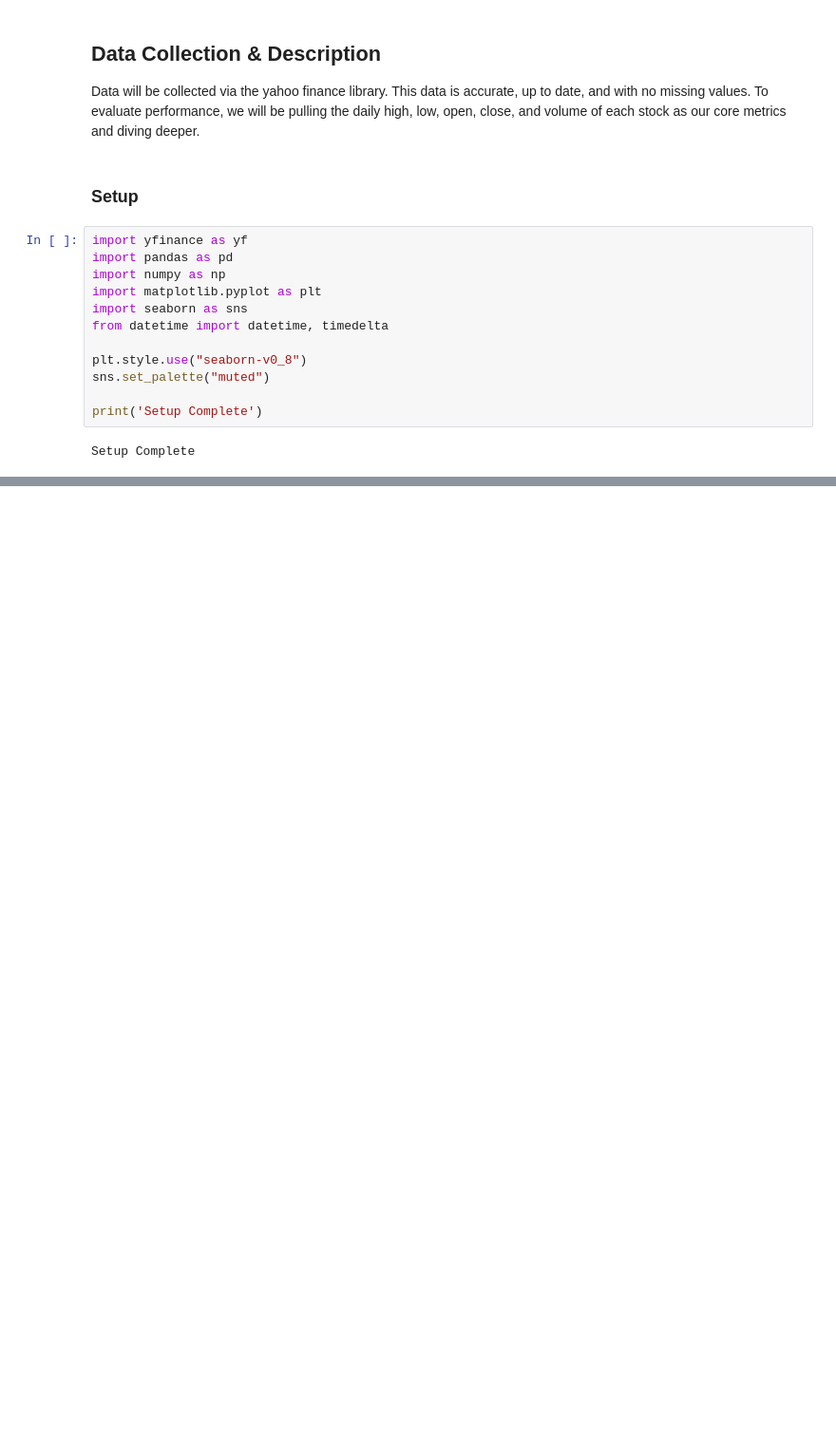
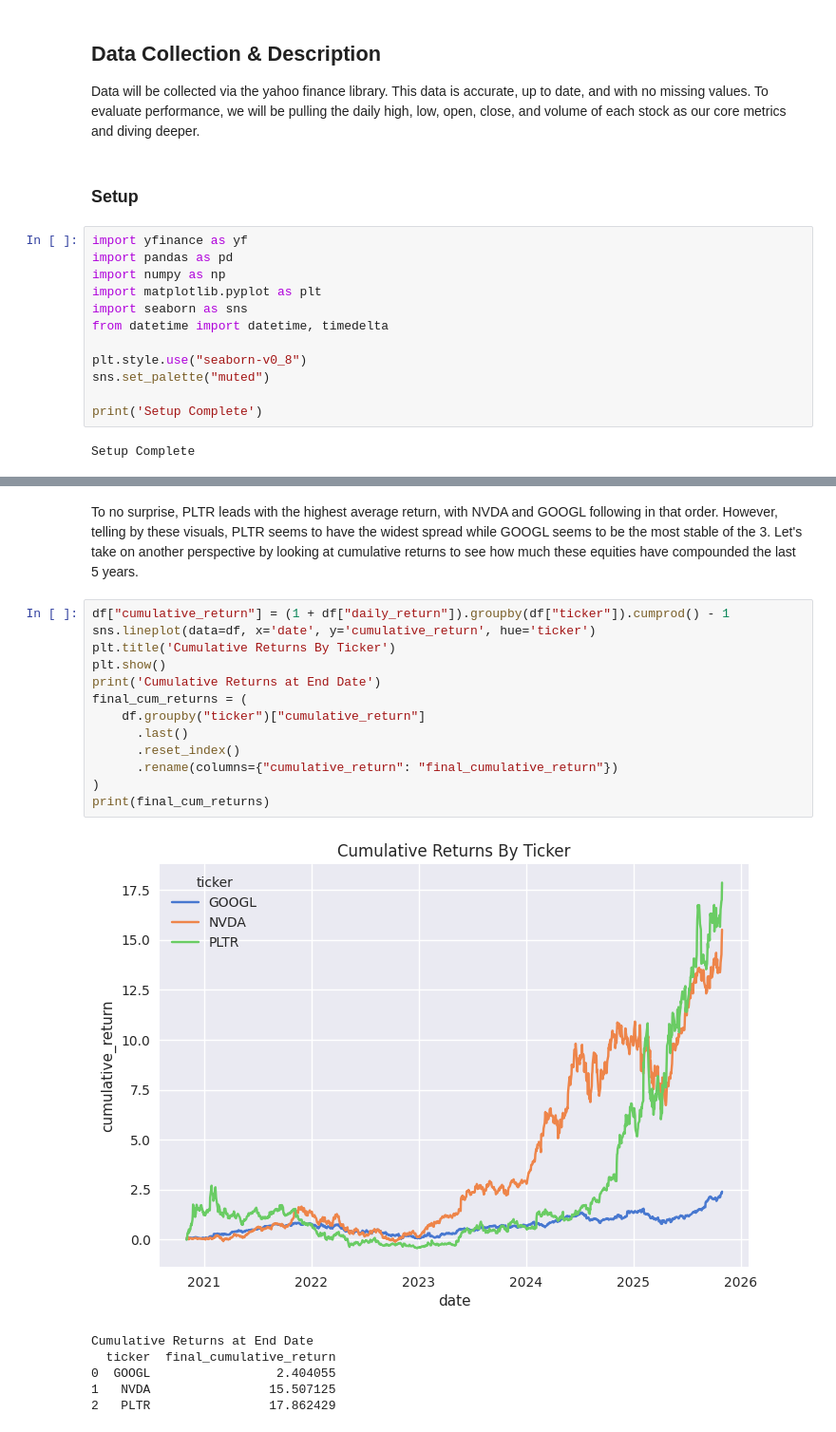
Before and after one commit to jasonho318/finance-analytics-project, a Jupyter notebook: eda.ipynb, the cells around one changed output, grey strips where cells are left out. Shown: that part at 95% size. Drawn from its saved outputs; the diff is of its cells as text; blank space fills up the shorter version.

```diff
--- a/eda.ipynb
+++ b/eda.ipynb
@@ -106,0 +185,22 @@ We can see that there aren't any nulls, datatypes are configured as they should
+# %% [markdown]
+To no surprise, PLTR leads with the highest average return, with NVDA and GOOGL following in that order. However, telling by these visuals, PLTR seems to have the widest spread while GOOGL seems to be the most stable of the 3. Let's take on another perspective by looking at cumulative returns to see how much these equities have compounded the last 5 years.
+# %%
+df["cumulative_return"] = (1 + df["daily_return"]).groupby(df["ticker"]).cumprod() - 1
+sns.lineplot(data=df, x='date', y='cumulative_return', hue='ticker')
+plt.title('Cumulative Returns By Ticker')
+plt.show()
+print('Cumulative Returns at End Date')
+final_cum_returns = (
+    df.groupby("ticker")["cumulative_return"]
+      .last()
+      .reset_index()
+      .rename(columns={"cumulative_return": "final_cumulative_return"})
+)
+print(final_cum_returns)
+# %% [output]
+[figure, added]
+Cumulative Returns at End Date
+  ticker  final_cumulative_return
+0  GOOGL                 2.404055
+1   NVDA                15.507125
+2   PLTR                17.862429
```
Also changed, not shown: parts of 18 cells of this notebook.
